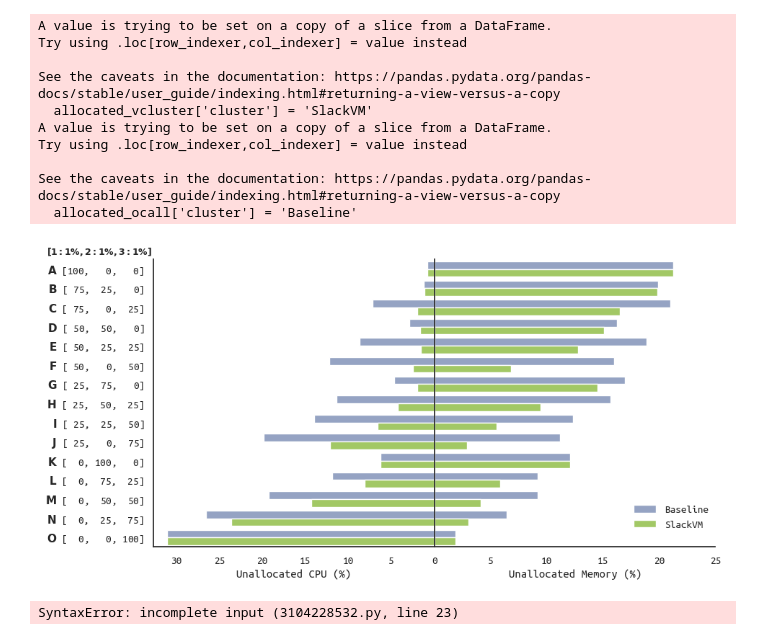
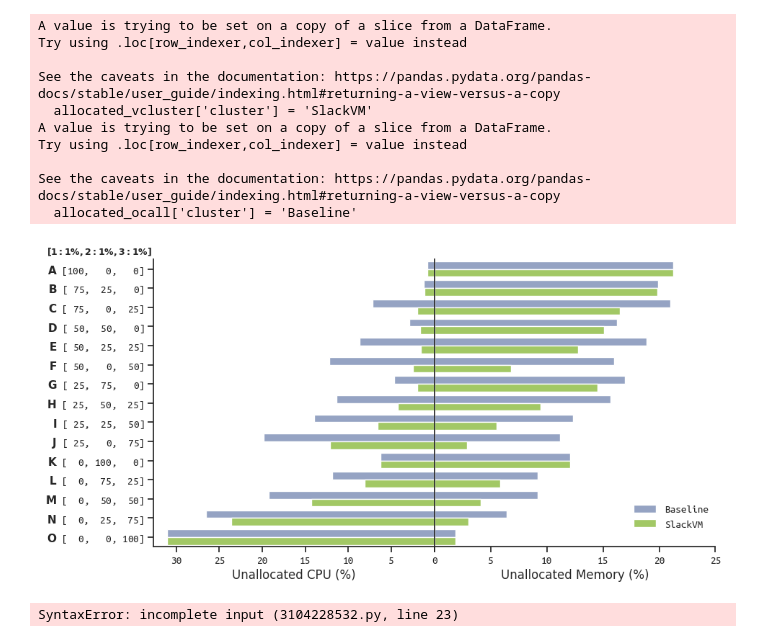
Before and after one commit to jacquetpi/cloudfactory-VMSlack, a Jupyter notebook: vcluster-experiments-data/Simulation.ipynb, the cells around one changed output. Cells and saved outputs as stored; diff of their text form; code cells hidden in the pictures.

```diff
--- a/vcluster-experiments-data/Simulation.ipynb
+++ b/vcluster-experiments-data/Simulation.ipynb
@@ -394,8 +394,7 @@ plt.gcf().savefig('figures/gains-heat.pdf', bbox_inches='tight')
 # %%
 from matplotlib.gridspec import GridSpec
 
-
-sns.set_theme(style="whitegrid")
+sns.set(style="whitegrid", font_scale=1.5)
 
 dataset_gains['oc1%'] = dataset_gains['oc1'].apply(lambda x : int(x*100))
 dataset_gains['oc2%'] = dataset_gains['oc2'].apply(lambda x : int(x*100))
@@ -410,6 +409,7 @@ heat_azure.rename(index={0: "0%", 25: "25%", 50: "50%", 75: "75%", 100: "100%"},
 
 fig = plt.figure(constrained_layout=True, figsize=(8, 12))
 gs = GridSpec(2, 2, width_ratios=[6, 0.25], figure=fig)
+gs.update(hspace=0.05, wspace = 0.15)
 ax1 = fig.add_subplot(gs[0, 0])
 ax2 = fig.add_subplot(gs[1, 0])
 ax3 = fig.add_subplot(gs[:, 1])
@@ -418,7 +418,7 @@ ax = [ax1, ax2, ax3]
 sns.heatmap(heat_ovh, annot=True, fmt=".1f", annot_kws={'fontsize':20}, cbar_ax=ax[2], linewidth=.5, cmap=sns.color_palette("rocket_r", as_cmap=True), ax=ax[0])
 ax[0].set_title('OVHCloud')
 ax[0].set_ylabel('2:1 VM proportion', labelpad=10)
-ax[0].set_xlabel('', labelpad=10)
+ax[0].set_xlabel('1:1 VM proportion', labelpad=10)
 ax[0].invert_yaxis()
 
 sns.heatmap(heat_azure, annot=True, fmt=".1f", annot_kws={'fontsize':20}, cbar=False, linewidth=.5, cmap=sns.color_palette("rocket_r", as_cmap=True), ax=ax[1])
@@ -426,10 +426,10 @@ ax[1].set_title('Azure')
 ax[1].set_ylabel('')
 ax[1].set_xlabel('1:1 VM proportion', labelpad=10)
 ax[1].set_ylabel('2:1 VM proportion', labelpad=10)
-ax[1].set_yticklabels(["" for label in ax[1].get_yticklabels()])
+#ax[1].set_yticklabels(["" for label in ax[1].get_yticklabels()])
 ax[1].invert_yaxis()
 
-fontsize=14
+fontsize=13
 rjust=11
 for i in range(2):
     ax[i].text(x=0,y=0.05, s='100% 3:1'.rjust(rjust), fontdict={'color':'black', 'fontsize':fontsize})
@@ -522,30 +522,30 @@ allocated_ovh['distribution'] = allocated_ovh.apply(lambda row : format_line(flo
 # %%
 palette = list(sns.color_palette("Set2"))
 palette = [palette[2], palette[4]]
 
-sns.set(font="ubuntu mono", style='white')
+sns.set(font="ubuntu mono", style='ticks')
 g = sns.catplot(allocated_ovh, y="distribution", x="unallocated_res%", hue='cluster', col='resource', kind='bar', sharex=False, palette=palette)
 
 g.axes[0][0].invert_xaxis()
 labels = g.axes[0][0].get_xticklabels()
 labels[0] = ""
 g.axes[0][0].set_xticklabels(labels)
 g.axes[0][1].tick_params(axis='y', length=0)
 g.axes[0][0].set_ylabel('')
 g.axes[0][1].set_xticks(g.axes[0][1].get_xticks()[::1])
 
 g.axes[0][0].set_title("")
 g.axes[0][1].set_title("")
-g.axes[0][0].set_xlabel('Unallocated CPU (%)')
-g.axes[0][1].set_xlabel('Unallocated Memory (%)')
+g.axes[0][0].set_xlabel('Unallocated CPU (%)', fontdict={'family':'sans-serif'})
+g.axes[0][1].set_xlabel('Unallocated Memory (%)', fontdict={'family':'sans-serif'})
 
 plt.subplots_adjust(wspace=0.0)
 sns.move_legend(g, "lower right", bbox_to_anchor=(0.89, 0.15), title='')
 
 plt.text(-34.5, -0.75, r"$\bf{[1:1\%, 2:1\%, 3:1\%]}$", fontdict={'family': 'ubuntu mono', 'size':9})
 plt.gcf().savefig('figures/unallocated_percent.pdf', bbox_inches='tight')
 # %% [output]
-[figure, old version]
+[figure, new version]
 # %%
 # Dual Dataset
 # %%
```
Also changed, not shown: parts of 3 cells of this notebook.
